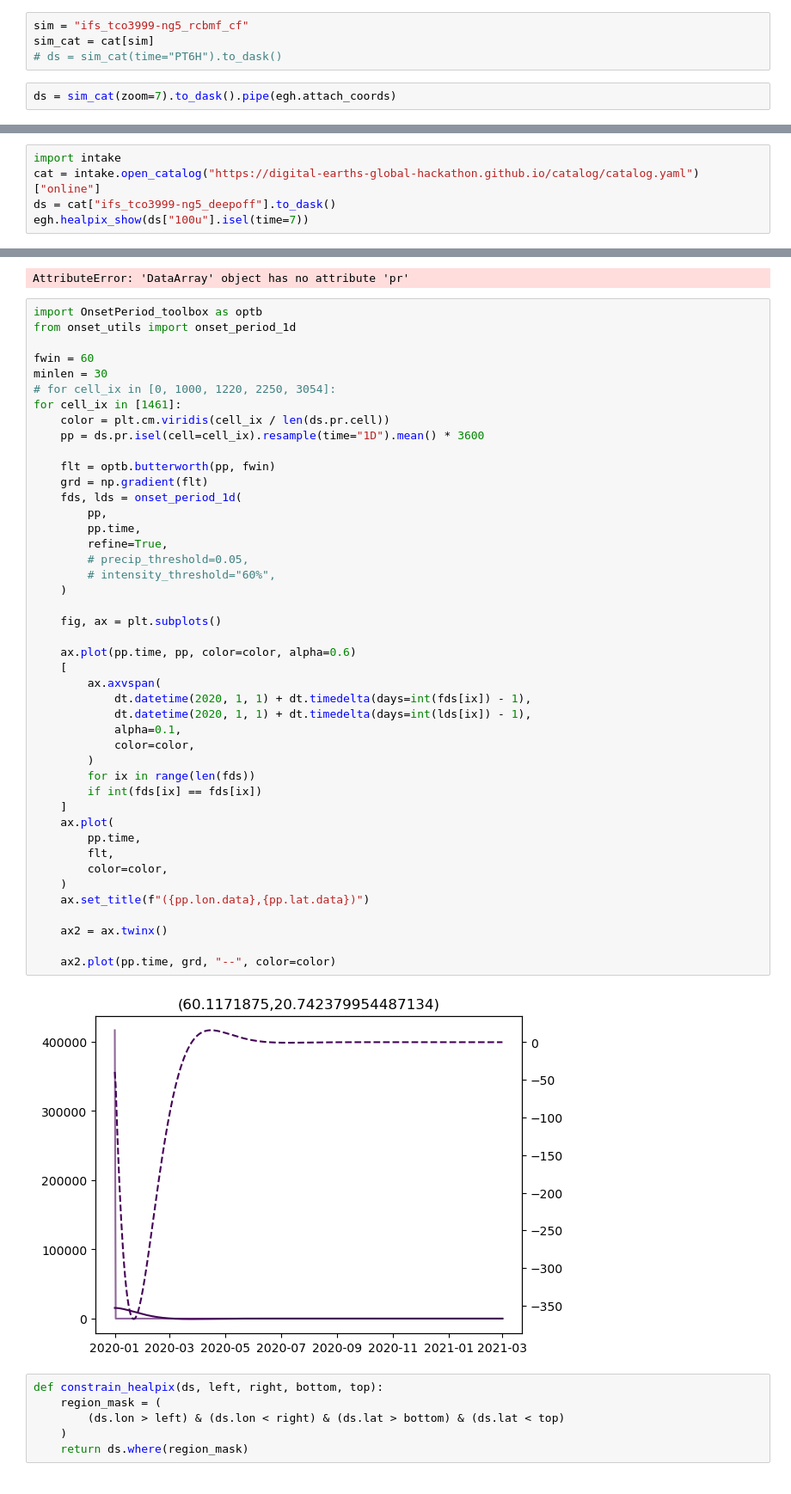
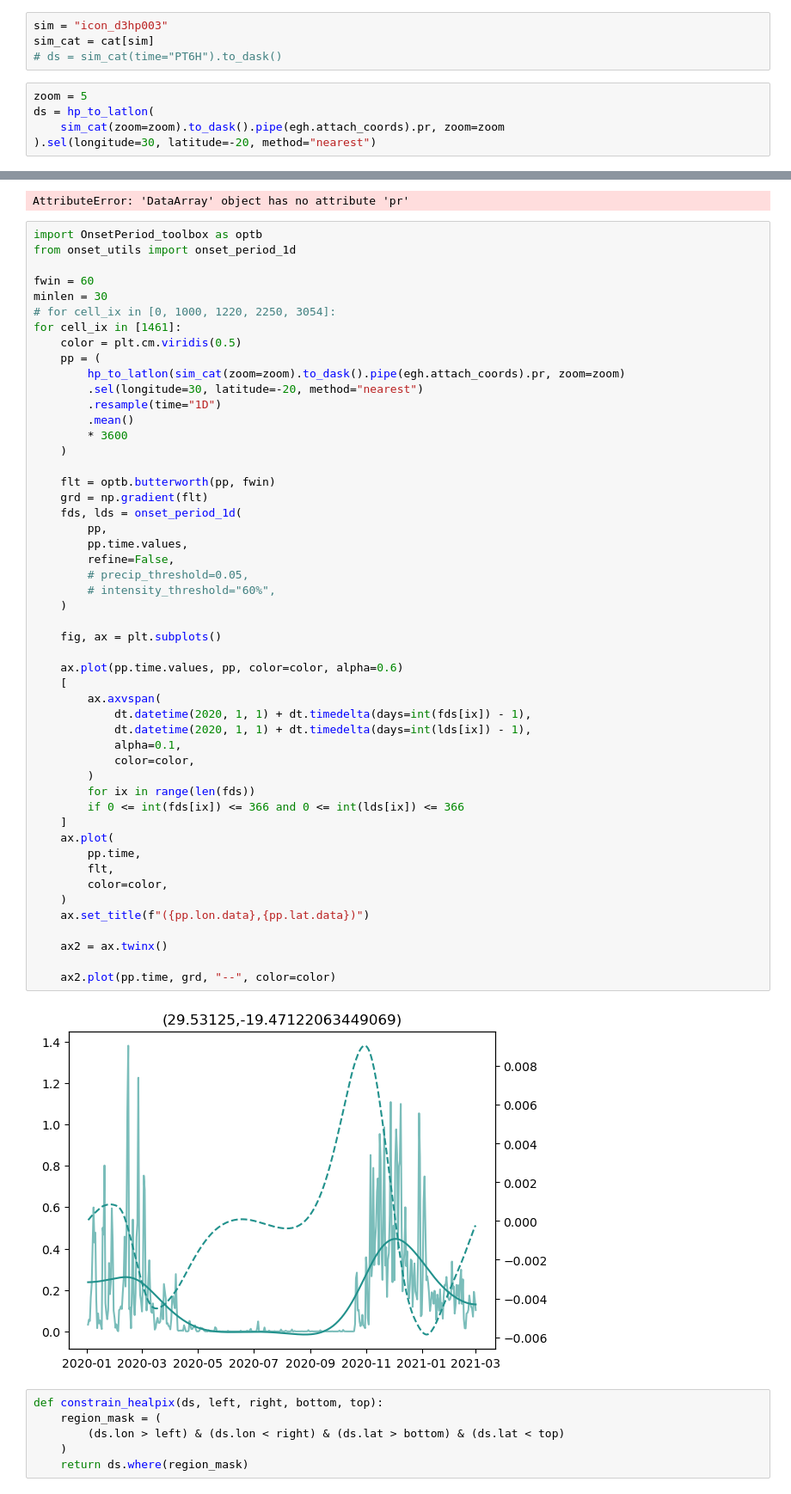
Before and after one commit to fran-morris-research/hackathon-monsoons, a Jupyter notebook: onset_identification/onset_period_visualisation.ipynb, the cells around one changed output, grey strips where cells are left out. Shown at 86% size. Cells and saved outputs as stored; diff of their text form.

```diff
--- a/onset_identification/onset_period_visualisation.ipynb
+++ b/onset_identification/onset_period_visualisation.ipynb
@@ -63,9 +64,12 @@ ds = sim_cat(zoom=4, time='PT1H').to_dask().pipe(hp_mods)
  'um_glm_n2560_RAL3p3',
  'um_glm_n2560_RAL3p3_tuned_hk26']
 # %%
-sim = "ifs_tco3999-ng5_rcbmf_cf"
+sim = "icon_d3hp003"
 sim_cat = cat[sim]
 # ds = sim_cat(time="PT6H").to_dask()
 # %%
-ds = sim_cat(zoom=7).to_dask().pipe(egh.attach_coords)
+zoom = 5
+ds = hp_to_latlon(
+    sim_cat(zoom=zoom).to_dask().pipe(egh.attach_coords).pr, zoom=zoom
+).sel(longitude=30, latitude=-20, method="nearest")
 # %%
@@ -82,5 +79,0 @@ hp_to_latlon(ds, 7).sel(time="2020-03-04").mean(dim="time").plot()
-# %%
-import intake
-cat = intake.open_catalog("https://digital-earths-global-hackathon.github.io/catalog/catalog.yaml")["online"]
-ds = cat["ifs_tco3999-ng5_deepoff"].to_dask()
-egh.healpix_show(ds["100u"].isel(time=7))
@@ -110,44 +101,50 @@ fwin = 60
 minlen = 30
 # for cell_ix in [0, 1000, 1220, 2250, 3054]:
 for cell_ix in [1461]:
-    color = plt.cm.viridis(cell_ix / len(ds.pr.cell))
-    pp = ds.pr.isel(cell=cell_ix).resample(time="1D").mean() * 3600
+    color = plt.cm.viridis(0.5)
+    pp = (
+        hp_to_latlon(sim_cat(zoom=zoom).to_dask().pipe(egh.attach_coords).pr, zoom=zoom)
+        .sel(longitude=30, latitude=-20, method="nearest")
+        .resample(time="1D")
+        .mean()
+        * 3600
+    )
 
     flt = optb.butterworth(pp, fwin)
     grd = np.gradient(flt)
     fds, lds = onset_period_1d(
         pp,
-        pp.time,
-        refine=True,
+        pp.time.values,
+        refine=False,
         # precip_threshold=0.05,
         # intensity_threshold="60%",
     )
 
     fig, ax = plt.subplots()
 
-    ax.plot(pp.time, pp, color=color, alpha=0.6)
+    ax.plot(pp.time.values, pp, color=color, alpha=0.6)
     [
         ax.axvspan(
             dt.datetime(2020, 1, 1) + dt.timedelta(days=int(fds[ix]) - 1),
             dt.datetime(2020, 1, 1) + dt.timedelta(days=int(lds[ix]) - 1),
             alpha=0.1,
             color=color,
         )
         for ix in range(len(fds))
-        if int(fds[ix] == fds[ix])
+        if 0 <= int(fds[ix]) <= 366 and 0 <= int(lds[ix]) <= 366
     ]
     ax.plot(
         pp.time,
         flt,
         color=color,
     )
     ax.set_title(f"({pp.lon.data},{pp.lat.data})")
 
     ax2 = ax.twinx()
 
     ax2.plot(pp.time, grd, "--", color=color)
 # %% [output]
-[figure, old version]
+[figure, new version]
 # %%
 def constrain_healpix(ds, left, right, bottom, top):
     region_mask = (
```
Also changed, not shown: parts of 13 cells of this notebook, 4 other files.
